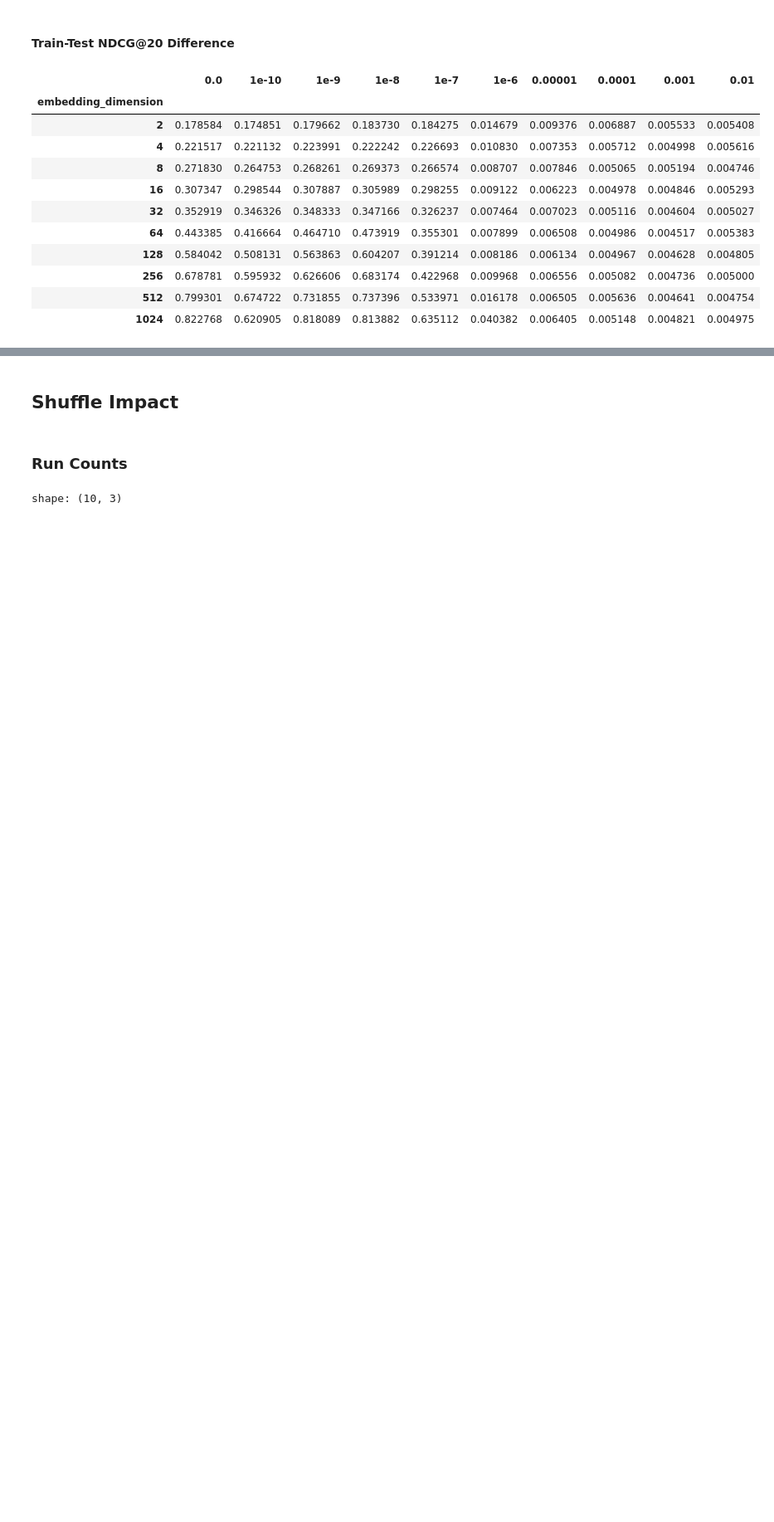
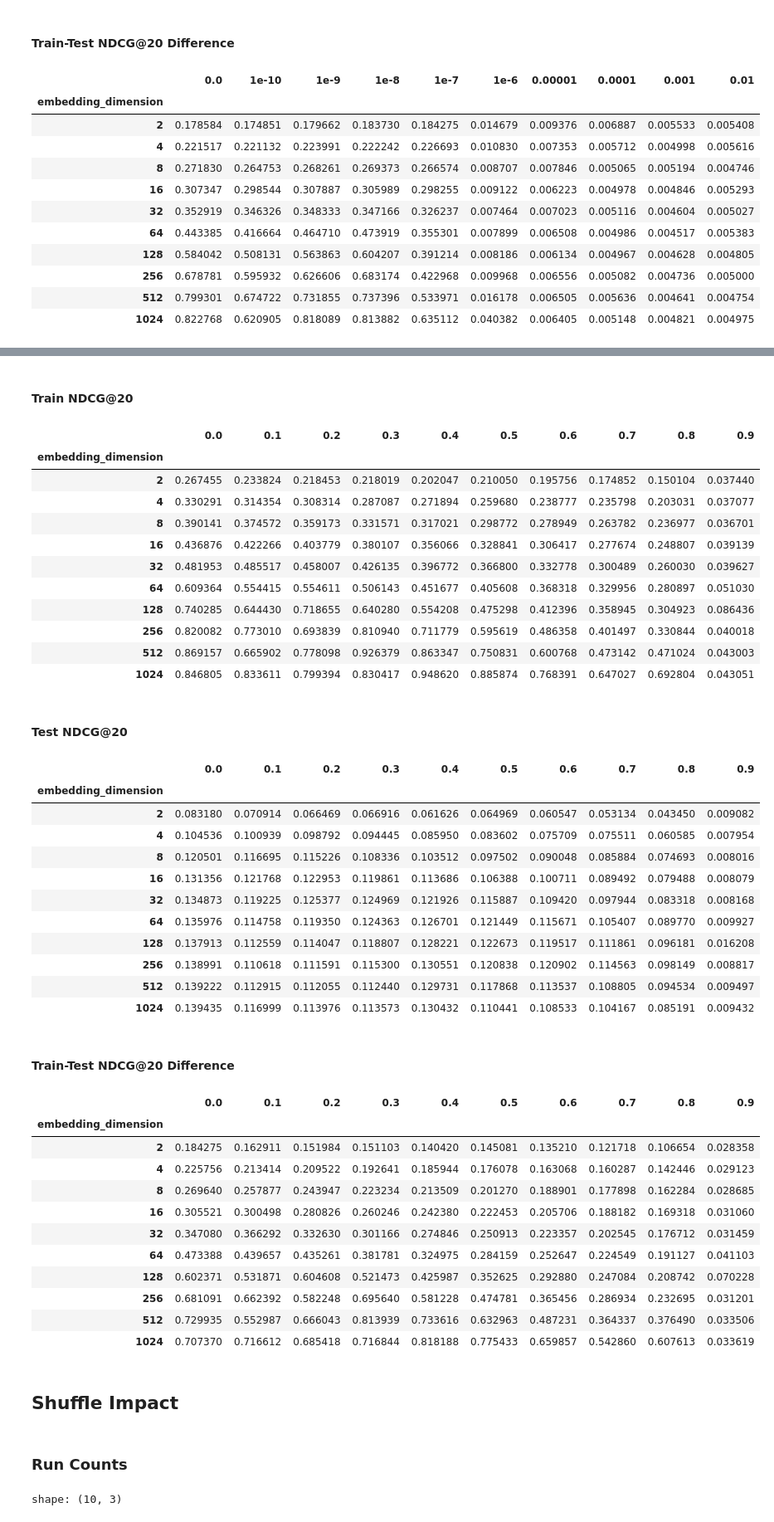
Before and after one commit to chaald/peppermint-matrix, a Jupyter notebook: notebooks/parameter_analysis/mf:regularization.ipynb, the cells around one changed output, grey strips where cells are left out. Shown at 83% size. Cells and saved outputs as stored; diff of their text form; code cells hidden in the pictures; blank space fills up the shorter version.

```diff
--- a/notebooks/parameter_analysis/mf:regularization.ipynb
+++ b/notebooks/parameter_analysis/mf:regularization.ipynb
@@ -614,3 +741,72 @@ display((train_ndcg - test_ndcg).style.background_gradient(cmap="RdYlGn_r", axis
+# %%
+train_ndcg = (
+    experiment_summary[["embedding_dimension", "embedding_dropout_rate", "best:epoch/train_ndcg@20"]].pivot(
+        values=["best:epoch/train_ndcg@20"],
+        index="embedding_dimension",
+        on="embedding_dropout_rate"
+    )
+    .to_pandas()
+    .set_index("embedding_dimension")
+)
+
+test_ndcg = (
+    experiment_summary[["embedding_dimension", "embedding_dropout_rate", "best:epoch/test_ndcg@20"]].pivot(
+        values=["best:epoch/test_ndcg@20"],
+        index="embedding_dimension",
+        on="embedding_dropout_rate"
+    )
+    .to_pandas()
+    .set_index("embedding_dimension")
+)
+
+display(Markdown("#### Train NDCG@20"))
+display(train_ndcg.style.background_gradient(cmap="RdYlGn", axis=None))
+
+display(Markdown("#### Test NDCG@20"))
+display(test_ndcg.style.background_gradient(cmap="RdYlGn", axis=None))
+
+display(Markdown("#### Train-Test NDCG@20 Difference"))
+display((train_ndcg - test_ndcg).style.background_gradient(cmap="RdYlGn_r", axis=None))
+# %% [output]
+#### Train NDCG@20
+|  | 0.0 | 0.1 | 0.2 | 0.3 | 0.4 | 0.5 | 0.6 | 0.7 | 0.8 | 0.9 |
+| embedding_dimension |  |  |  |  |  |  |  |  |  |  |
+| 2 | 0.267455 | 0.233824 | 0.218453 | 0.218019 | 0.202047 | 0.210050 | 0.195756 | 0.174852 | 0.150104 | 0.037440 |
+| 4 | 0.330291 | 0.314354 | 0.308314 | 0.287087 | 0.271894 | 0.259680 | 0.238777 | 0.235798 | 0.203031 | 0.037077 |
+| 8 | 0.390141 | 0.374572 | 0.359173 | 0.331571 | 0.317021 | 0.298772 | 0.278949 | 0.263782 | 0.236977 | 0.036701 |
+| 16 | 0.436876 | 0.422266 | 0.403779 | 0.380107 | 0.356066 | 0.328841 | 0.306417 | 0.277674 | 0.248807 | 0.039139 |
+| 32 | 0.481953 | 0.485517 | 0.458007 | 0.426135 | 0.396772 | 0.366800 | 0.332778 | 0.300489 | 0.260030 | 0.039627 |
+| 64 | 0.609364 | 0.554415 | 0.554611 | 0.506143 | 0.451677 | 0.405608 | 0.368318 | 0.329956 | 0.280897 | 0.051030 |
+| 128 | 0.740285 | 0.644430 | 0.718655 | 0.640280 | 0.554208 | 0.475298 | 0.412396 | 0.358945 | 0.304923 | 0.086436 |
+| 256 | 0.820082 | 0.773010 | 0.693839 | 0.810940 | 0.711779 | 0.595619 | 0.486358 | 0.401497 | 0.330844 | 0.040018 |
+| 512 | 0.869157 | 0.665902 | 0.778098 | 0.926379 | 0.863347 | 0.750831 | 0.600768 | 0.473142 | 0.471024 | 0.043003 |
+| 1024 | 0.846805 | 0.833611 | 0.799394 | 0.830417 | 0.948620 | 0.885874 | 0.768391 | 0.647027 | 0.692804 | 0.043051 |
+#### Test NDCG@20
+|  | 0.0 | 0.1 | 0.2 | 0.3 | 0.4 | 0.5 | 0.6 | 0.7 | 0.8 | 0.9 |
+| embedding_dimension |  |  |  |  |  |  |  |  |  |  |
+| 2 | 0.083180 | 0.070914 | 0.066469 | 0.066916 | 0.061626 | 0.064969 | 0.060547 | 0.053134 | 0.043450 | 0.009082 |
+| 4 | 0.104536 | 0.100939 | 0.098792 | 0.094445 | 0.085950 | 0.083602 | 0.075709 | 0.075511 | 0.060585 | 0.007954 |
+| 8 | 0.120501 | 0.116695 | 0.115226 | 0.108336 | 0.103512 | 0.097502 | 0.090048 | 0.085884 | 0.074693 | 0.008016 |
+| 16 | 0.131356 | 0.121768 | 0.122953 | 0.119861 | 0.113686 | 0.106388 | 0.100711 | 0.089492 | 0.079488 | 0.008079 |
+| 32 | 0.134873 | 0.119225 | 0.125377 | 0.124969 | 0.121926 | 0.115887 | 0.109420 | 0.097944 | 0.083318 | 0.008168 |
+| 64 | 0.135976 | 0.114758 | 0.119350 | 0.124363 | 0.126701 | 0.121449 | 0.115671 | 0.105407 | 0.089770 | 0.009927 |
+| 128 | 0.137913 | 0.112559 | 0.114047 | 0.118807 | 0.128221 | 0.122673 | 0.119517 | 0.111861 | 0.096181 | 0.016208 |
+| 256 | 0.138991 | 0.110618 | 0.111591 | 0.115300 | 0.130551 | 0.120838 | 0.120902 | 0.114563 | 0.098149 | 0.008817 |
+| 512 | 0.139222 | 0.112915 | 0.112055 | 0.112440 | 0.129731 | 0.117868 | 0.113537 | 0.108805 | 0.094534 | 0.009497 |
+| 1024 | 0.139435 | 0.116999 | 0.113976 | 0.113573 | 0.130432 | 0.110441 | 0.108533 | 0.104167 | 0.085191 | 0.009432 |
+#### Train-Test NDCG@20 Difference
+|  | 0.0 | 0.1 | 0.2 | 0.3 | 0.4 | 0.5 | 0.6 | 0.7 | 0.8 | 0.9 |
+| embedding_dimension |  |  |  |  |  |  |  |  |  |  |
+| 2 | 0.184275 | 0.162911 | 0.151984 | 0.151103 | 0.140420 | 0.145081 | 0.135210 | 0.121718 | 0.106654 | 0.028358 |
+| 4 | 0.225756 | 0.213414 | 0.209522 | 0.192641 | 0.185944 | 0.176078 | 0.163068 | 0.160287 | 0.142446 | 0.029123 |
+| 8 | 0.269640 | 0.257877 | 0.243947 | 0.223234 | 0.213509 | 0.201270 | 0.188901 | 0.177898 | 0.162284 | 0.028685 |
+| 16 | 0.305521 | 0.300498 | 0.280826 | 0.260246 | 0.242380 | 0.222453 | 0.205706 | 0.188182 | 0.169318 | 0.031060 |
+| 32 | 0.347080 | 0.366292 | 0.332630 | 0.301166 | 0.274846 | 0.250913 | 0.223357 | 0.202545 | 0.176712 | 0.031459 |
+| 64 | 0.473388 | 0.439657 | 0.435261 | 0.381781 | 0.324975 | 0.284159 | 0.252647 | 0.224549 | 0.191127 | 0.041103 |
+| 128 | 0.602371 | 0.531871 | 0.604608 | 0.521473 | 0.425987 | 0.352625 | 0.292880 | 0.247084 | 0.208742 | 0.070228 |
+| 256 | 0.681091 | 0.662392 | 0.582248 | 0.695640 | 0.581228 | 0.474781 | 0.365456 | 0.286934 | 0.232695 | 0.031201 |
+| 512 | 0.729935 | 0.552987 | 0.666043 | 0.813939 | 0.733616 | 0.632963 | 0.487231 | 0.364337 | 0.376490 | 0.033506 |
+| 1024 | 0.707370 | 0.716612 | 0.685418 | 0.716844 | 0.818188 | 0.775433 | 0.659857 | 0.542860 | 0.607613 | 0.033619 |
 # %% [markdown]
 ## Shuffle Impact
 # %%
```
Also changed, not shown: parts of 12 cells of this notebook.
